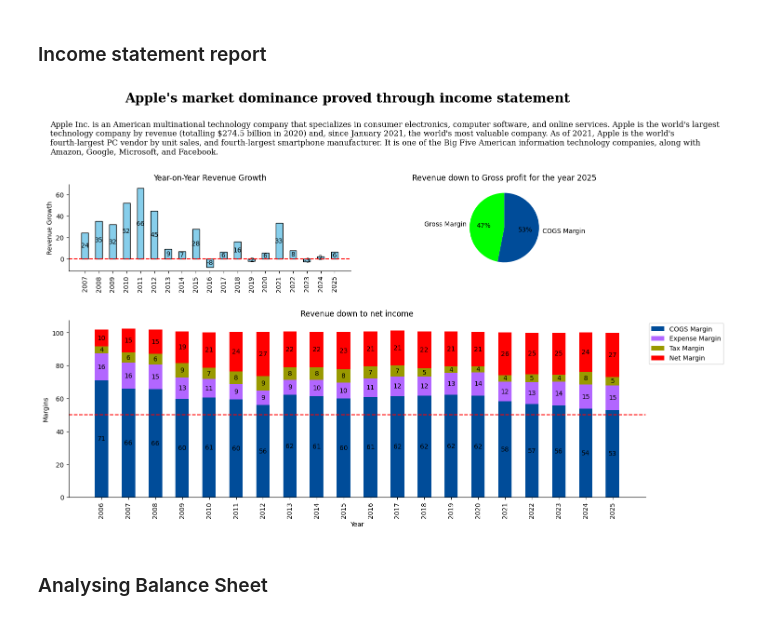
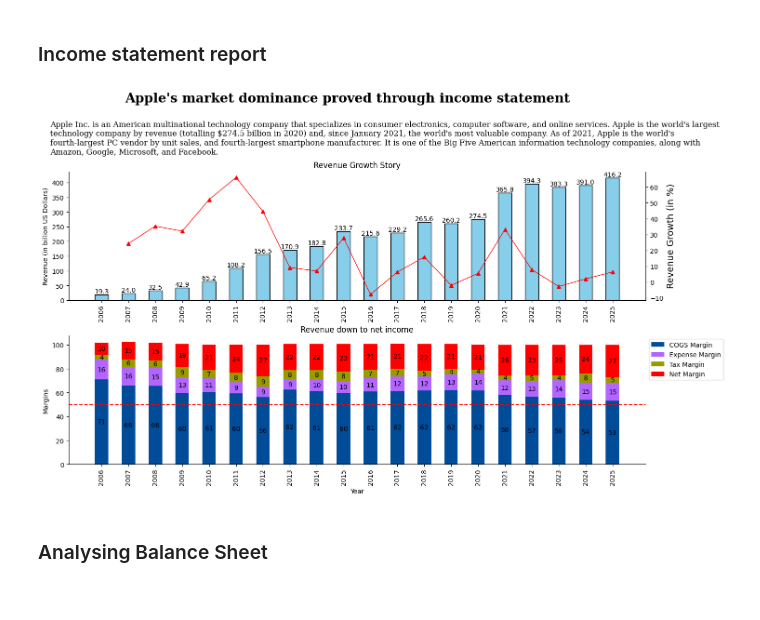
Before and after one commit to kumarbyes/project_stock_analysis, a Jupyter notebook: analaysis_using_pandas/exploratory_data_anaysis.ipynb, the cells around one changed output. Saved outputs shown, nothing was run; the diff lists cells and outputs as text; code cells hidden in the pictures.

Commit message:
style: edit income statement plot

```diff
--- a/analaysis_using_pandas/exploratory_data_anaysis.ipynb
+++ b/analaysis_using_pandas/exploratory_data_anaysis.ipynb
@@ -204,7 +190,7 @@ Text(0.5, 1.0, 'Revenue down to Gross profit for the year 2025')
 ### Income statement report
 # %%
 fig = plt.figure(figsize=(16, 10))
-gs = gridspec.GridSpec(nrows=16, ncols=8)
+gs = gridspec.GridSpec(nrows=22, ncols=10)
 
 color_list = ['#004C99', '#B266FF' ,'#00FF00' ,'#999900' ,'#FF0000']
 fig.suptitle("Apple's market dominance proved through income statement",
@@ -216,23 +202,38 @@ fig.suptitle("Apple's market dominance proved through income statement",
 fig.text(0.1,0.85,overview_df['description'][0],fontsize=12, fontweight='light', fontfamily='serif',wrap=True)
 
 #Plot 3
-ax3 = fig.add_subplot(gs[2:6, 0:4])
-x = income_df_annual["fiscal_date_ending"][:-1].dt.year
-y = income_df_annual["revenue_growth"][:-1]
+ax3 = fig.add_subplot(gs[2:10,:])
 
-p = ax3.bar(x, y, width=0.5, color='skyblue', edgecolor='black')
+num_blocks = 7
+x = income_df_annual["fiscal_date_ending"].dt.year
+y = income_df_annual["total_revenue"]/1000000000
+
+p = ax3.bar(x, y , width=0.5, color='skyblue', edgecolor='black')
 ax3.set_xticks(x)
 
 plt.xticks(rotation=90)
 ax3.axhline(0, 0, 1, c="red", ls="--")
-ax3.set_ylabel("Revenue Growth")
-ax3.set_title("Year-on-Year Revenue Growth")
+ax3.set_ylabel("Revenue (in billion US Dollars)")
+ax3.set_title("Revenue Growth Story")
 ax3.spines['right'].set_visible(False)
 ax3.spines['top'].set_visible(False)
-ax3.bar_label(p,label_type='center',fmt='%.0f')
+ax3.bar_label(p,label_type='edge',fmt='%.1f')
+
+ax4 = ax3.twinx()
+ax4.set_ylabel("Revenue Growth (in %)", fontsize=14)
+
+ax4.plot(
+    x,
+    income_df_annual["revenue_growth"],
+    color="red",
+    linewidth=1,
+    marker="^"
+)
+ax4.spines['top'].set_visible(False)
 
 #Plot 1
-ax1 = fig.add_subplot(gs[2:6, 4:8])
+'''
+ax1 = fig.add_subplot(gs[3:9,6:10])
 ax1.pie(income_df_annual.loc[0][["gross_margin","cogs_margin"]],
        startangle=90,
        labels = ["Gross Margin","COGS Margin"],
@@ -240,9 +241,9 @@ ax1.pie(income_df_annual.loc[0][["gross_margin","cogs_margin"]],
        colors=[color_list[2],color_list[0]])
 
 ax1.set_title(f"Revenue down to Gross profit for the year {income_df_annual.loc[0]["fiscal_date_ending"].year}")
-
+'''
 #Plot 2
-ax2 = fig.add_subplot(gs[8:16,:])
+ax2 = fig.add_subplot(gs[12:20,:])
 years = income_df_annual["fiscal_date_ending"].dt.year
 
 p = ax2.bar(
@@ -268,34 +269,34 @@ p = ax2.bar(
     years,
     income_df_annual["tax_margin"],
     label="Tax Margin",
     bottom=income_df_annual["cogs_margin"] + income_df_annual["expense_margin"],
     width=0.5,
     color=color_list[3]
 )
 ax2.bar_label(p,label_type='center',fmt='%.0f')
 
 p = ax2.bar(
     years,
     income_df_annual["net_margin"],
     label="Net Margin",
     bottom=income_df_annual["cogs_margin"] + income_df_annual["expense_margin"] + income_df_annual["tax_margin"],
     width=0.5,
     color=color_list[4]
 )
 ax2.bar_label(p,label_type='center',fmt='%.0f')
 
 ax2.axhline(50, 0, 1, c="red", ls="--")
 ax2.set_xticks(years)
 
 plt.xticks(rotation=90)
 ax2.set_title("Revenue down to net income")
 ax2.set_ylabel("Margins")
 ax2.set_xlabel("Year")
 ax2.legend(bbox_to_anchor=(1,1))
 ax2.spines['right'].set_visible(False)
 ax2.spines['top'].set_visible(False)
 # %% [output]
-[figure, old version]
+[figure, new version]
 # %% [markdown]
 ### Analysing Balance Sheet
 # %%
```
Also changed, not shown: parts of 2 cells of this notebook, 1 other file.
